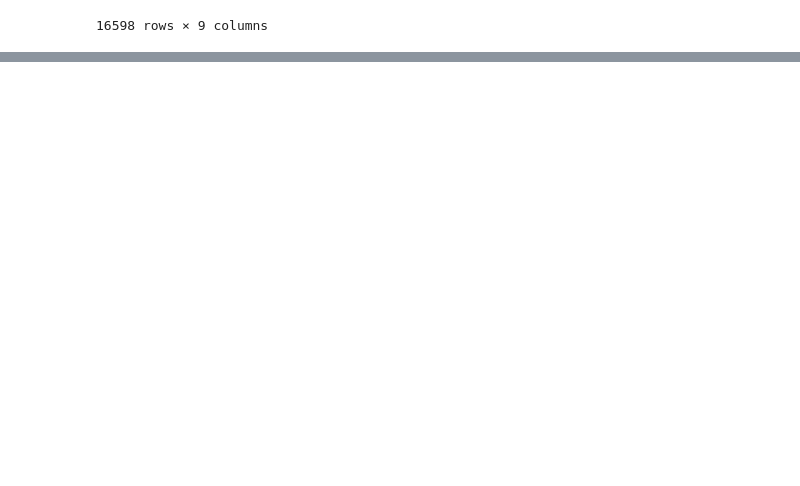
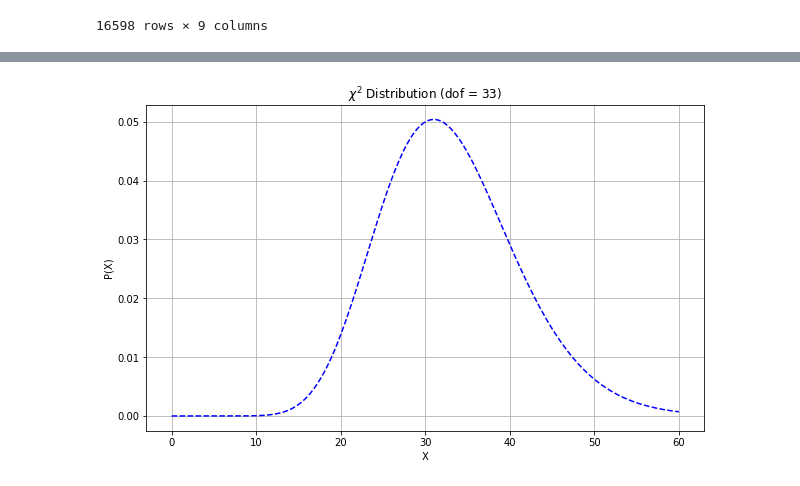
Before and after one commit to Harry-000/cs-section-project, a Jupyter notebook: AI06_Section1_Project.ipynb, the cells around one changed output, grey strips where cells are left out. Cells and saved outputs as stored; diff of their text form; code cells hidden in the pictures; blank space fills up the shorter version.

```diff
--- a/AI06_Section1_Project.ipynb
+++ b/AI06_Section1_Project.ipynb
@@ -138,0 +139,18 @@ df_Relation_GenreCountry
+# %%
+from numpy import linspace
+from scipy.stats import chi2
+import matplotlib.pyplot as plt
+
+dof = 33         # 자유도
+x = linspace(0, 60, 201)
+y = chi2(dof).pdf(x)
+
+plt.figure(figsize=(10, 6))
+plt.plot(x, y, 'b--')
+plt.xlabel('X')
+plt.ylabel('P(X)')
+plt.grid()
+plt.title(r'$\chi^2$ Distribution (dof = 33)')
+plt.show()
+# %% [output]
+[figure, added]
```
Also changed, not shown: parts of 9 cells of this notebook.
